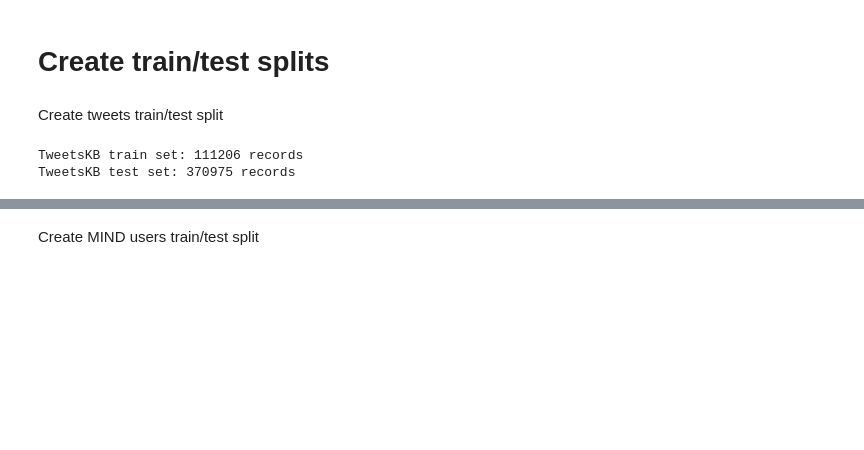
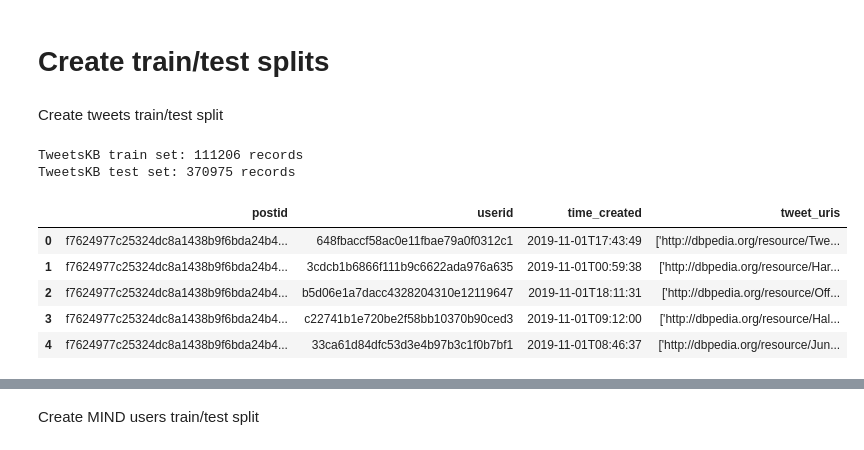
Before and after one commit to rayyyd/news_reccomender, a Jupyter notebook: ray/recommender.ipynb, the cells around one changed output, grey strips where cells are left out. Saved outputs shown, nothing was run; the diff lists cells and outputs as text; code cells hidden in the pictures; blank space fills up the shorter version.

```diff
--- a/ray/recommender.ipynb
+++ b/ray/recommender.ipynb
@@ -512,22 +495,30 @@ split_date = '2019-11-10'
 # %% [markdown]
 Create tweets train/test split
 # %%
+
 import pandas as pd
 
 tweetsKB_df['time_dt'] = pd.to_datetime(tweetsKB_df['time_created'], errors='coerce')
 split_date_pd = pd.Timestamp(split_date)
 
 # before split date -> train
 tweetsKB_train = tweetsKB_df[tweetsKB_df['time_dt'] < split_date_pd].copy()
 
 # all else can be used in testing (in reality not used)
 tweetsKB_test  = tweetsKB_df.copy()
 
 # time information no longer needed.
 tweetsKB_train.drop(columns='time_dt', inplace=True)
 tweetsKB_test.drop(columns='time_dt', inplace=True)
 print("TweetsKB train set:", len(tweetsKB_train), "records")
 print("TweetsKB test set:", len(tweetsKB_test), "records")
+tweetsKB_train.head()
 # %% [output]
 TweetsKB train set: 111206 records
 TweetsKB test set: 370975 records
+|  | postid | userid | time_created | tweet_uris |
+| 0 | f7624977c25324dc8a1438b9f6bda24b4... | 648fbaccf58ac0e11fbae79a0f0312c1 | 2019-11-01T17:43:49 | ['http://dbpedia.org/resource/Twe... |
+| 1 | f7624977c25324dc8a1438b9f6bda24b4... | 3cdcb1b6866f111b9c6622ada976a635 | 2019-11-01T00:59:38 | ['http://dbpedia.org/resource/Har... |
+| 2 | f7624977c25324dc8a1438b9f6bda24b4... | b5d06e1a7dacc4328204310e12119647 | 2019-11-01T18:11:31 | ['http://dbpedia.org/resource/Off... |
+| 3 | f7624977c25324dc8a1438b9f6bda24b4... | c22741b1e720be2f58bb10370b90ced3 | 2019-11-01T09:12:00 | ['http://dbpedia.org/resource/Hal... |
+| 4 | f7624977c25324dc8a1438b9f6bda24b4... | 33ca61d84dfc53d3e4b97b3c1f0b7bf1 | 2019-11-01T08:46:37 | ['http://dbpedia.org/resource/Jun... |
```
Also changed, not shown: parts of 20 cells of this notebook.
